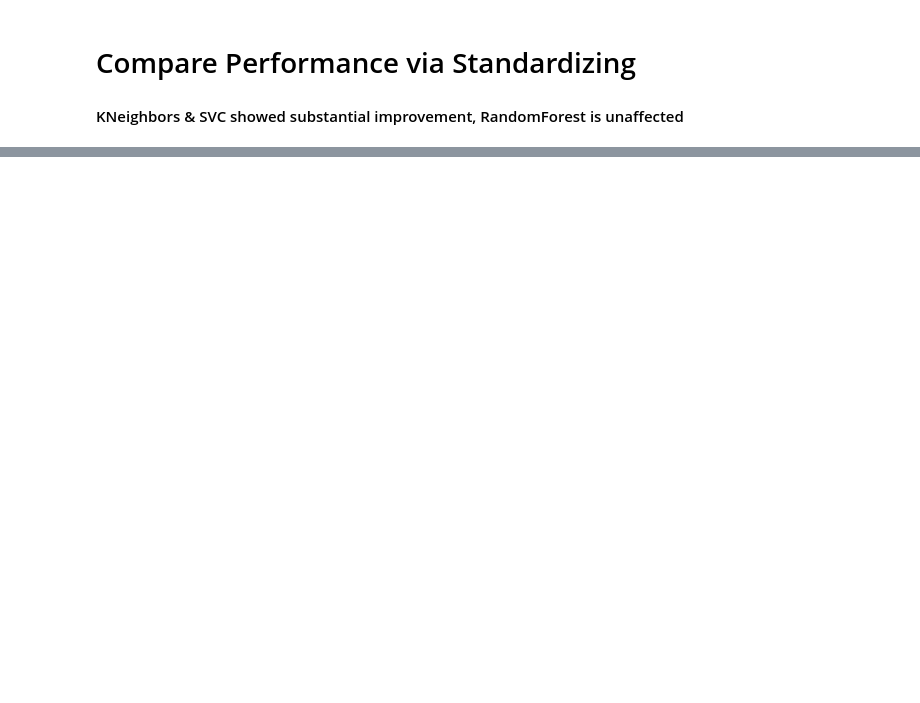
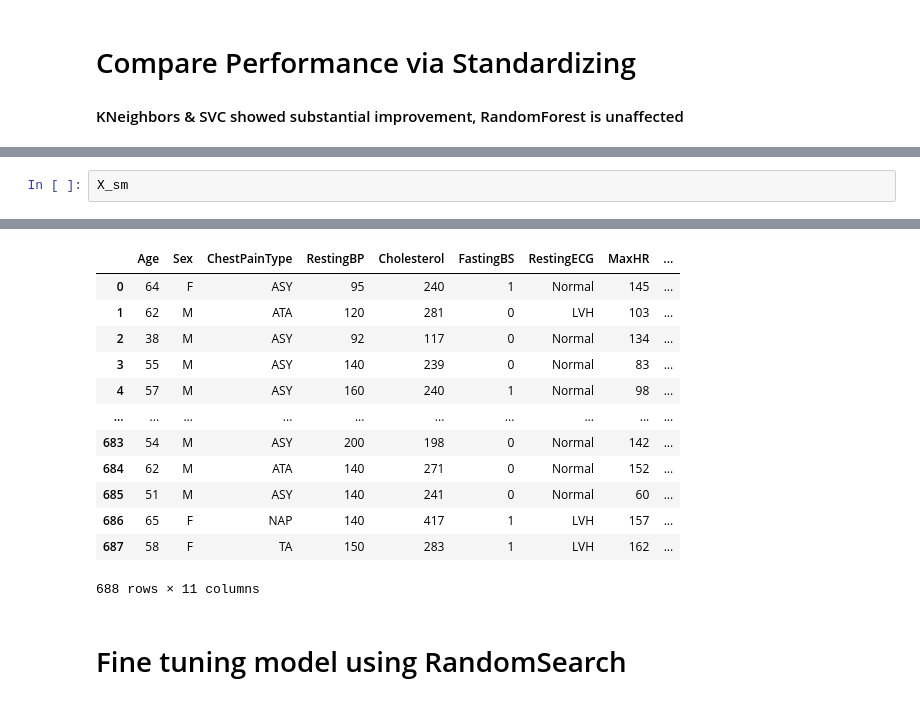
Before and after one commit to gseiler7/Group-2-Capstone, a Jupyter notebook: Code/Heart_ML_Improve.ipynb, the cells around one changed output, grey strips where cells are left out. Saved outputs shown, nothing was run; the diff lists cells and outputs as text; blank space fills up the shorter version.

```diff
--- a/Code/Heart_ML_Improve.ipynb
+++ b/Code/Heart_ML_Improve.ipynb
@@ -239,0 +230,3 @@ display(model_std)
+# %%
+X_sm
+# %% [output]
@@ -239,0 +234,15 @@ display(model_std)
+|  | Age | Sex | ChestPainType | RestingBP | Cholesterol | FastingBS | RestingECG | MaxHR | ... |
+| 0 | 64 | F | ASY | 95 | 240 | 1 | Normal | 145 | ... |
+| 1 | 62 | M | ATA | 120 | 281 | 0 | LVH | 103 | ... |
+| 2 | 38 | M | ASY | 92 | 117 | 0 | Normal | 134 | ... |
+| 3 | 55 | M | ASY | 140 | 239 | 0 | Normal | 83 | ... |
+| 4 | 57 | M | ASY | 160 | 240 | 1 | Normal | 98 | ... |
+| ... | ... | ... | ... | ... | ... | ... | ... | ... | ... |
+| 683 | 54 | M | ASY | 200 | 198 | 0 | Normal | 142 | ... |
+| 684 | 62 | M | ATA | 140 | 271 | 0 | Normal | 152 | ... |
+| 685 | 51 | M | ASY | 140 | 241 | 0 | Normal | 60 | ... |
+| 686 | 65 | F | NAP | 140 | 417 | 1 | LVH | 157 | ... |
+| 687 | 58 | F | TA | 150 | 283 | 1 | LVH | 162 | ... |
+688 rows × 11 columns
+# %% [markdown]
+# Fine tuning model using RandomSearch
```
Also changed, not shown: parts of 24 cells of this notebook.
